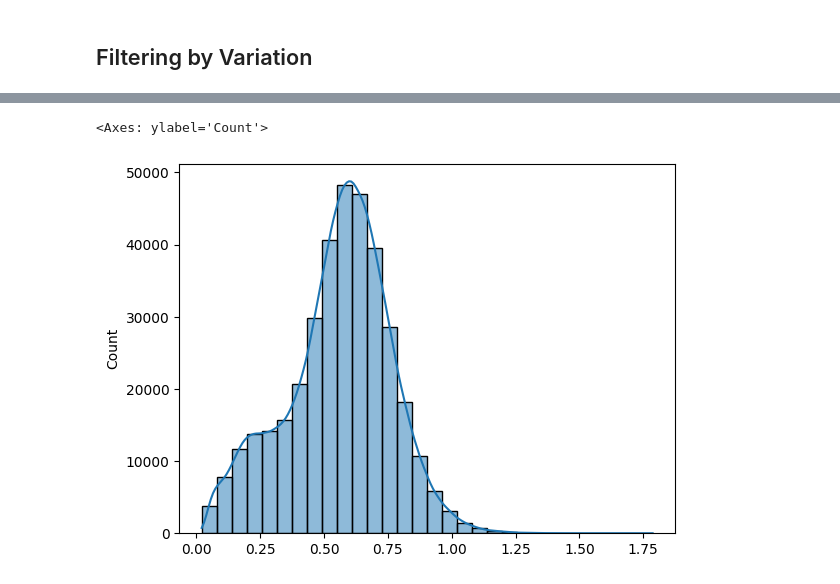
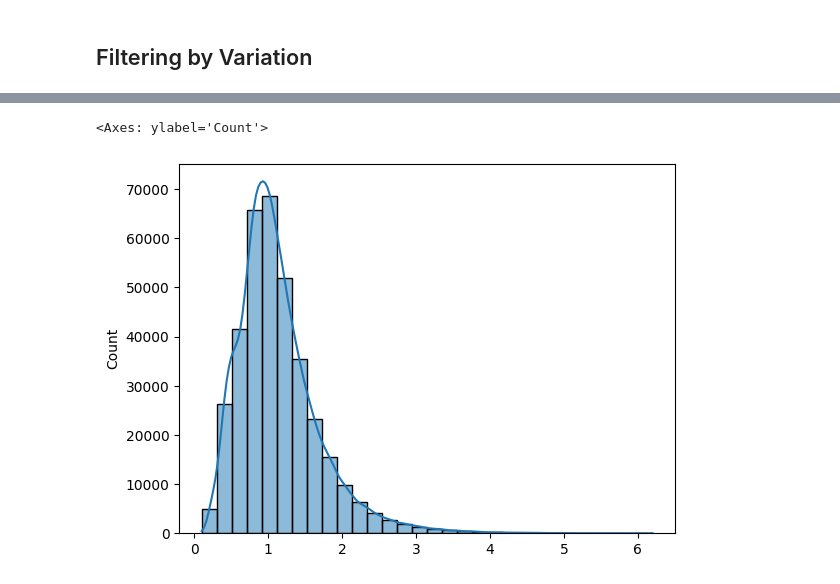
Before and after one commit to datascience-mobi-2026/topic04_team03, a Jupyter notebook: jupyter_rosa.ipynb, the cells around one changed output, grey strips where cells are left out. Cells and saved outputs as stored; diff of their text form; code cells hidden in the pictures.

```diff
--- a/jupyter_rosa.ipynb
+++ b/jupyter_rosa.ipynb
@@ -245,7 +299,7 @@ exclude_cols = [
     "genes.within.100Kb"
 ]
 
-log_ATAC_celltypes = log_ATAC.drop(columns=exclude_cols).copy()
-log_ATAC_celltypes.head()
+ATAC_celltypes = ATAC_data_removed.drop(columns=exclude_cols).copy()
+ATAC_celltypes.head()
 # %% [output]
 |  | LTHSC.34-.BM | LTHSC.34+.BM | STHSC.150-.BM | MPP4.135+.BM | proB.CLP.BM | proB.FrA.BM | proB.FrBC.BM | ... |
@@ -257,9 +311,9 @@ log_ATAC_celltypes.head()
 5 rows × 90 columns
 # %%
-OCR_var_coef = log_ATAC_celltypes.std(axis=1) / log_ATAC_celltypes.mean(axis=1)
+OCR_var_coef = ATAC_celltypes.std(axis=1) / ATAC_celltypes.mean(axis=1)
 sns.histplot(OCR_var_coef, bins=30, kde=True)
 # %% [output]
 <Axes: ylabel='Count'>
-[figure, old version]
+[figure, new version]
 # %%
 OCR_var_coef.describe()
```
Also changed, not shown: parts of 39 cells of this notebook.
